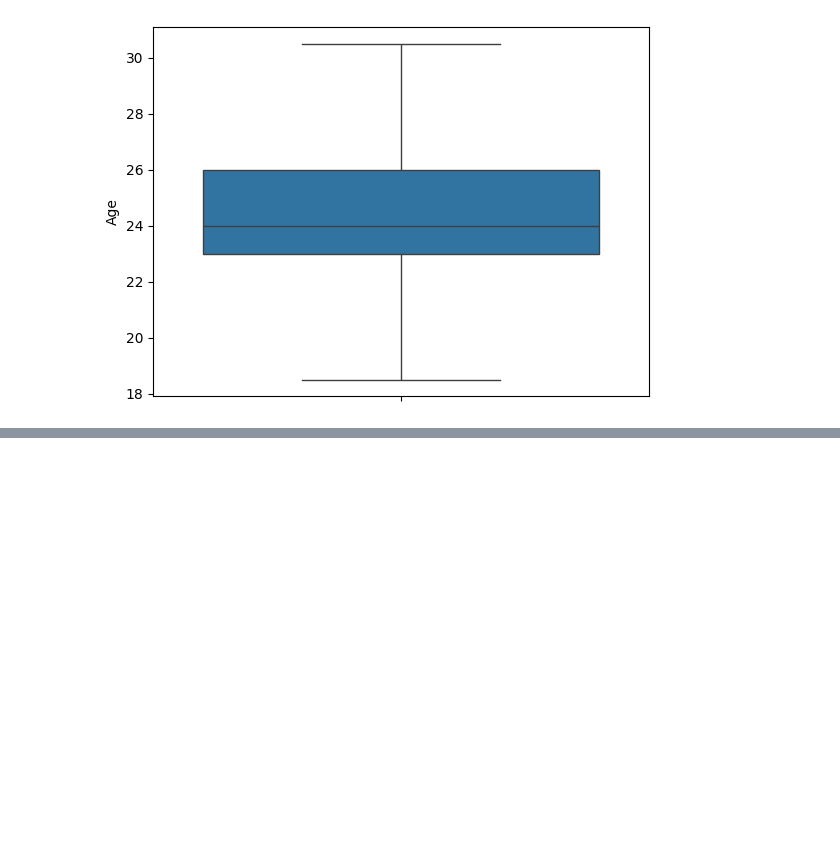
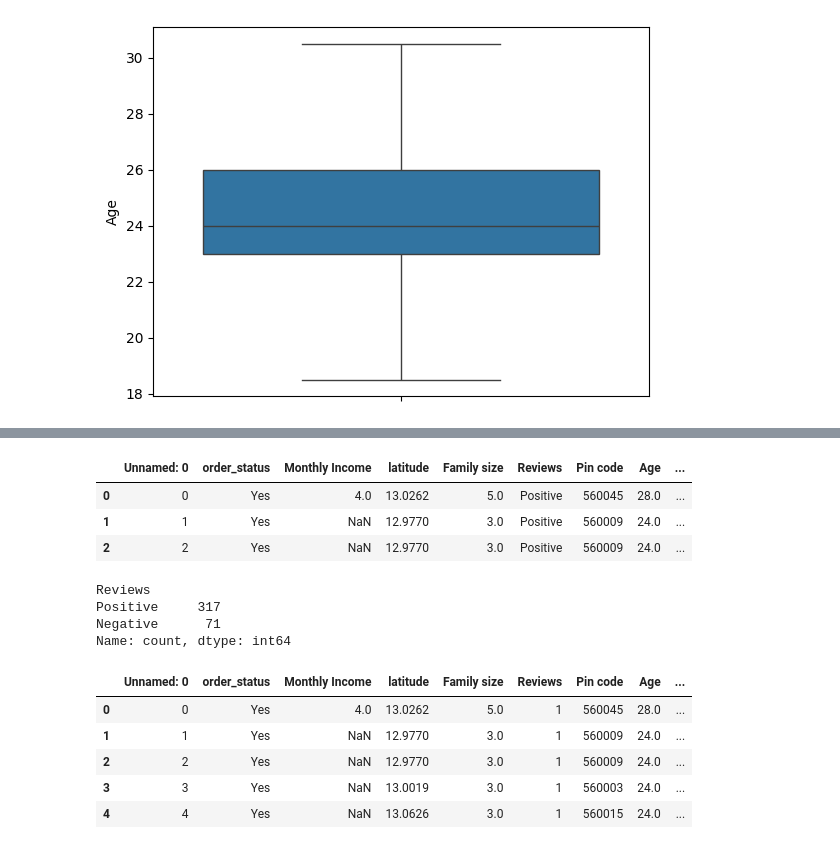
Before and after one commit to NAFREEN-07/project-1, a Jupyter notebook: eda.ipynb, the cells around one changed output, grey strips where cells are left out. Drawn from its saved outputs; the diff is of its cells as text; code cells hidden in the pictures; blank space fills up the shorter version.

Commit message:
encoding completed

```diff
--- a/eda.ipynb
+++ b/eda.ipynb
@@ -316,0 +377,2 @@ sns.boxplot(df["Age"])
+# %%
+df.drop(columns=["9","#@%","Unnamed: 13"],inplace=True)
@@ -316,0 +419,3 @@ sns.boxplot(df["Age"])
+# %%
+#applying one hot encoding using pd.get_dummies function on nominal variable
+df=pd.get_dummies(df,columns=["Gender","employment_status","Marital Status"],dtype="int64",drop_first=True)
@@ -316,0 +442,31 @@ sns.boxplot(df["Age"])
+# %%
+d1={"no income":1,"below rs.10000":2,"10001 to 25000":3,"25001 to 50000":4,"more than 50000":5}
+df["Monthly Income"]=df["Monthly Income"].str.strip()
+df["Monthly Income"]=df["Monthly Income"].map(d1)
+# %%
+df.head(3)
+# %% [output]
+|  | Unnamed: 0 | order_status | Monthly Income | latitude | Family size | Reviews | Pin code | Age | ... |
+| 0 | 0 | Yes | 4.0 | 13.0262 | 5.0 | Positive | 560045 | 28.0 | ... |
+| 1 | 1 | Yes | NaN | 12.9770 | 3.0 | Positive | 560009 | 24.0 | ... |
+| 2 | 2 | Yes | NaN | 12.9770 | 3.0 | Positive | 560009 | 24.0 | ... |
+# %%
+df["Reviews"].value_counts()
+# %% [output]
+Reviews
+Positive     317
+Negative      71
+Name: count, dtype: int64
+# %%
+d2={"Positive":1,"Negative":0}
+df["Reviews"]=df["Reviews"].str.strip()#this is used to remove the spaces from the beginning
+df["Reviews"]=df["Reviews"].map(d2)
+# %%
+df.head()
+# %% [output]
+|  | Unnamed: 0 | order_status | Monthly Income | latitude | Family size | Reviews | Pin code | Age | ... |
+| 0 | 0 | Yes | 4.0 | 13.0262 | 5.0 | 1 | 560045 | 28.0 | ... |
+| 1 | 1 | Yes | NaN | 12.9770 | 3.0 | 1 | 560009 | 24.0 | ... |
+| 2 | 2 | Yes | NaN | 12.9770 | 3.0 | 1 | 560009 | 24.0 | ... |
+| 3 | 3 | Yes | NaN | 13.0019 | 3.0 | 1 | 560003 | 24.0 | ... |
+| 4 | 4 | Yes | NaN | 13.0626 | 3.0 | 1 | 560015 | 24.0 | ... |
```
Also changed, not shown: parts of 31 cells of this notebook, 5 other files.
